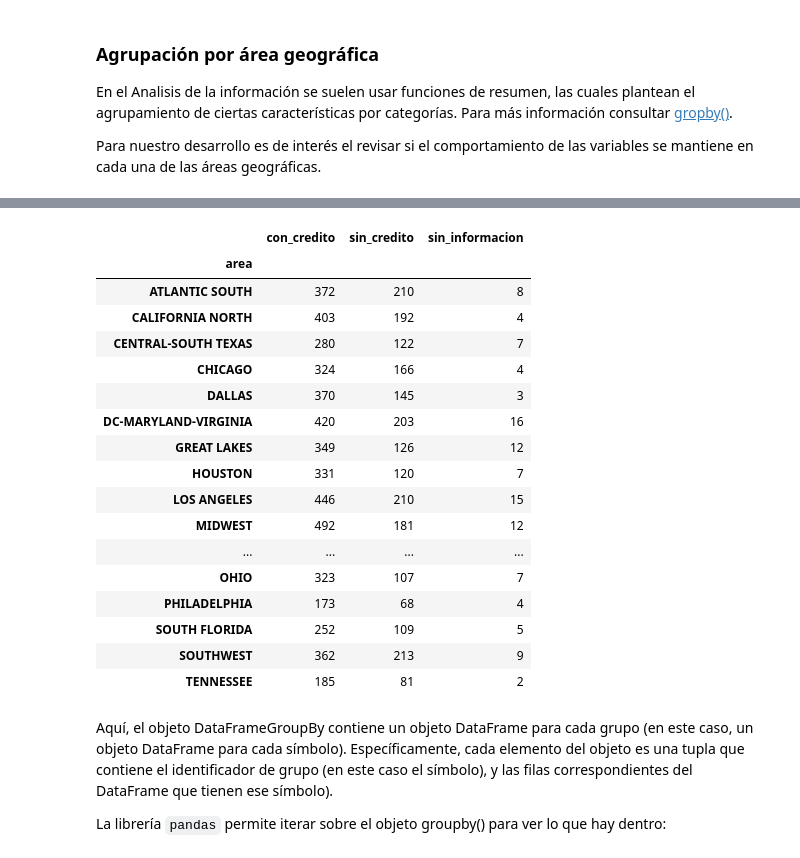
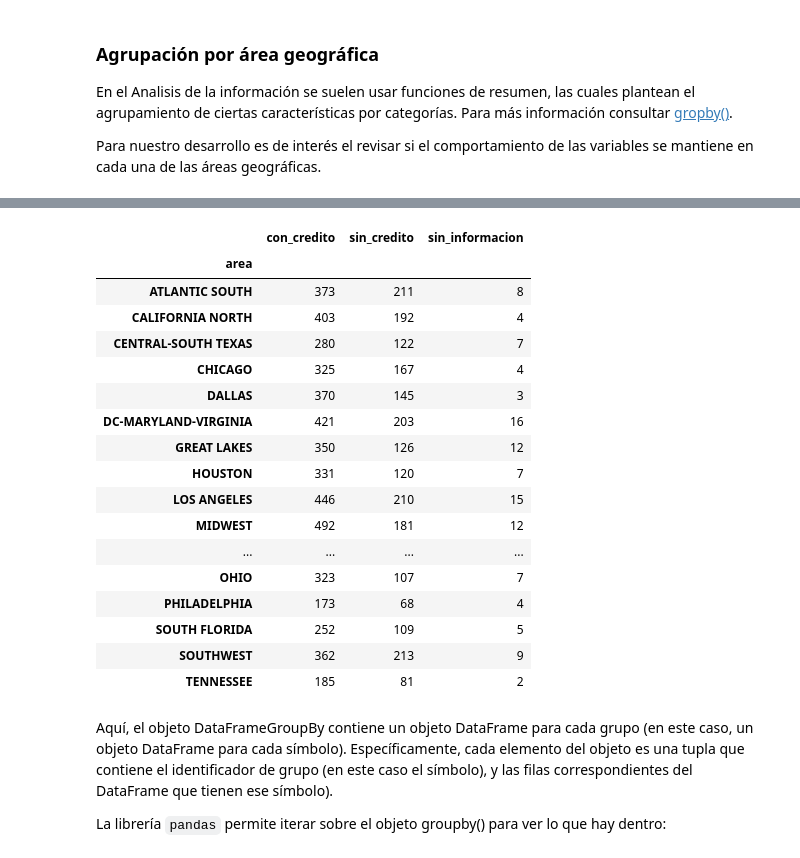
Before and after one commit to Daniel121212121212/ml_ean_2024_1, a Jupyter notebook: Cuadernos/Relación entre minutos usados e ingreso de clientes - Introducción a Pandas.ipynb, the cells around one changed output, grey strips where cells are left out. Drawn from its saved outputs; the diff is of its cells as text; code cells hidden in the pictures.

```diff
--- a/Cuadernos/Relación entre minutos usados e ingreso de clientes - Introducción a Pandas.ipynb
+++ b/Cuadernos/Relación entre minutos usados e ingreso de clientes - Introducción a Pandas.ipynb
@@ -1106,3 +1100,8 @@ agr_df['area']=agr_df['area'].str.replace(texto , '').str.replace(" AREA.csv",""
+# %%
+#Es reemplzar el texto de la columna Area borrando lo que sobra lo que no me interesa ver en el data set
+#Cuando hay bajo slash \ se debe colocaar doble \\ para que se quite de forma correcta
+texto="../Datos/Clase 1\\"
+agr_df['area']=agr_df['area'].str.replace(texto , '').str.replace(" AREA.csv","")
 # %%
 agr_df
 # %% [output]
@@ -1289,6 +1335,6 @@ DF_Bien
 | 9986 | 1099003 | 5025.0 | 1436.49 | Y | 1029 | 0.333333 | U | LOS ANGELES | Y |
 9987 rows × 9 columns
 # %%
-df3=df.merge(agr_df,how='left',left_on=['creditcd','Customer_ID'],right_on=['creditcd','Customer_ID'])
+df3=df2.merge(agr_df,how='left',left_on=['Customer_ID'],right_on=['Customer_ID'])
 df3
 # %% [output]
@@ -1308,6 +1353,0 @@ df3
-# %%
-df3=df.merge(agr_df,left_on='Customer_ID',right_on='Customer_ID',how="inner")
-df3
-df3[df3.isnull().any(axis=1)]
-df3['area']=[i.replace('AREA.csv','').replace('Bases/','') for i in df3['area']]
-df3
@@ -1383,5 +1416,3 @@ memory usage: 780.2+ KB
-# %%
-df3=DF_Bien
 # %%
 new_england=df3[df3["area"]=="NEW ENGLAND AREA"]
 new_england
@@ -1449,18 +1502,18 @@ Agrupacion
 # %%
-con_credito=pd.NamedAgg(column='creditcd_x',aggfunc=(lambda x : x.value_counts().Y))
-sin_credito=pd.NamedAgg(column='creditcd_x',aggfunc=(lambda x : x.value_counts().N))
-sin_informacion=pd.NamedAgg(column='creditcd_x',aggfunc=(lambda x : x.value_counts(dropna=False)[2]))
+con_credito=pd.NamedAgg(column='creditcd_y',aggfunc=(lambda x : x.value_counts().Y))
+sin_credito=pd.NamedAgg(column='creditcd_y',aggfunc=(lambda x : x.value_counts().N))
+sin_informacion=pd.NamedAgg(column='creditcd_y',aggfunc=(lambda x : x.value_counts(dropna=False)[2]))
 df3.groupby("area").agg(con_credito=con_credito,sin_credito=sin_credito,sin_informacion=sin_informacion)
 # %% [output]
 |  | con_credito | sin_credito | sin_informacion |
 | area |  |  |  |
-| ATLANTIC SOUTH | 372 | 210 | 8 |
+| ATLANTIC SOUTH | 373 | 211 | 8 |
 | CALIFORNIA NORTH | 403 | 192 | 4 |
 | CENTRAL-SOUTH TEXAS | 280 | 122 | 7 |
-| CHICAGO | 324 | 166 | 4 |
+| CHICAGO | 325 | 167 | 4 |
 | DALLAS | 370 | 145 | 3 |
-| DC-MARYLAND-VIRGINIA | 420 | 203 | 16 |
-| GREAT LAKES | 349 | 126 | 12 |
+| DC-MARYLAND-VIRGINIA | 421 | 203 | 16 |
+| GREAT LAKES | 350 | 126 | 12 |
 | HOUSTON | 331 | 120 | 7 |
 | LOS ANGELES | 446 | 210 | 15 |
 | MIDWEST | 492 | 181 | 12 |
```
Also changed, not shown: parts of 39 cells of this notebook, 1 other file.
